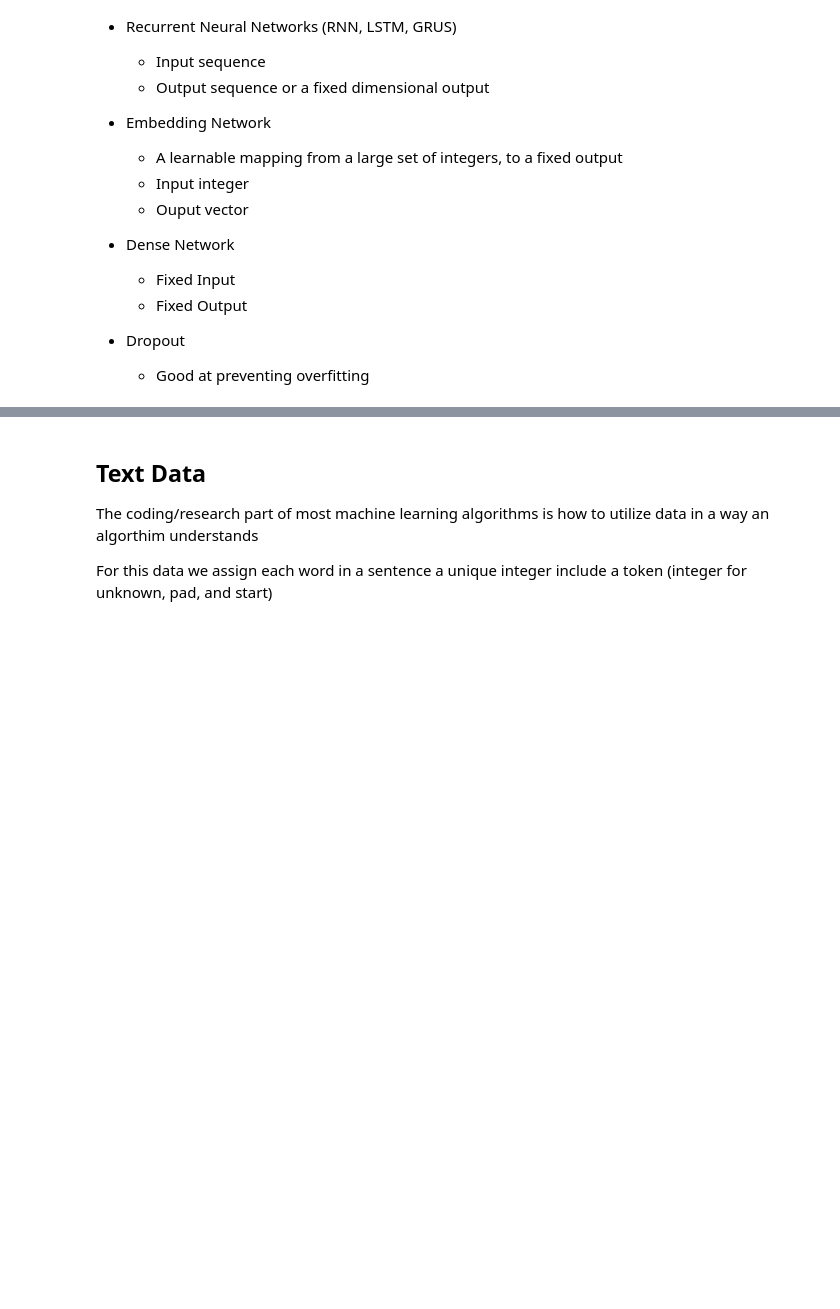
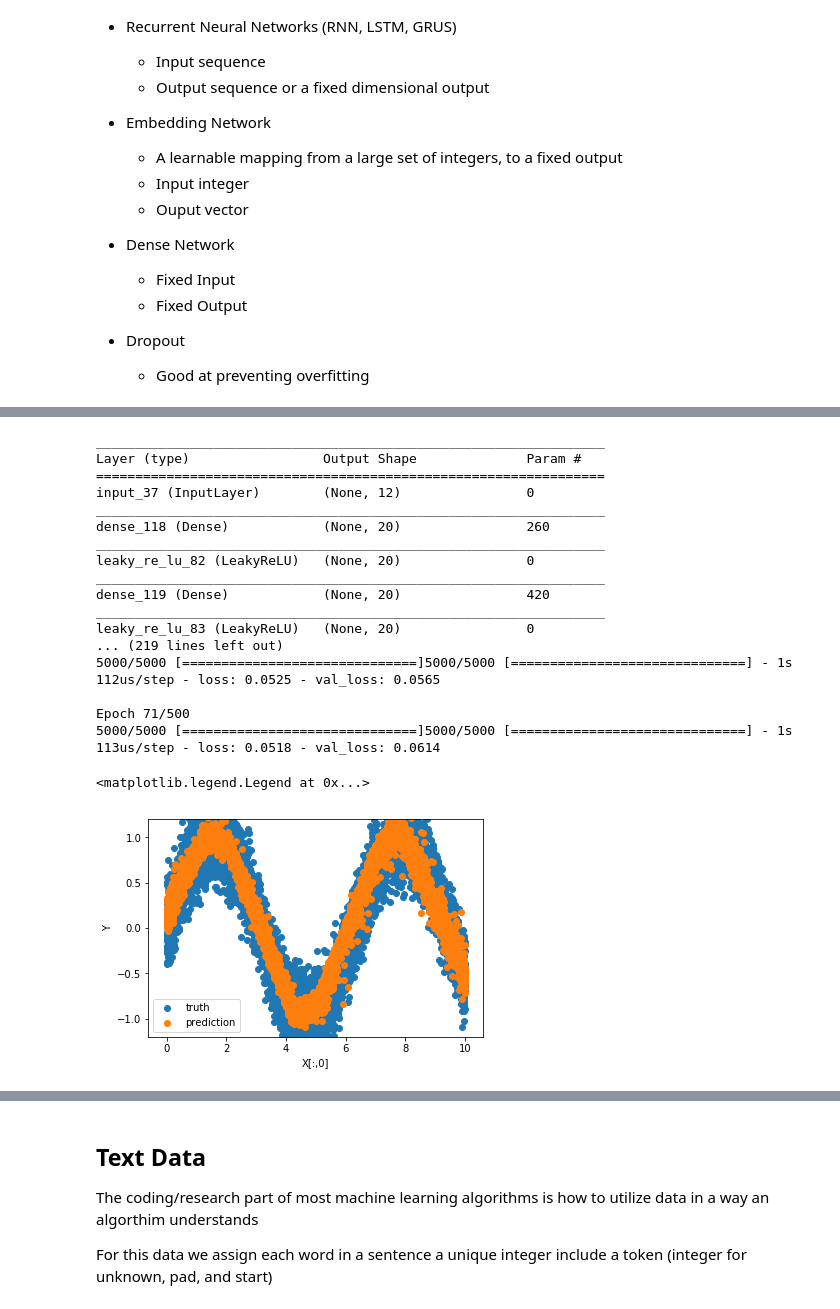
Before and after one commit to jsearcy1/racsml, a Jupyter notebook: notebooks/Intro_to_ML.ipynb, the cells around one changed output, grey strips where cells are left out. Saved outputs shown, nothing was run; the diff lists cells and outputs as text; code cells hidden in the pictures; blank space fills up the shorter version.

```diff
--- a/notebooks/Intro_to_ML.ipynb
+++ b/notebooks/Intro_to_ML.ipynb
@@ -244 +250,62 @@ Epoch 50/50
+# %%
+X=np.random.uniform(0,10,size=(10000,data_dim))
+def func(X):
+    return np.sin(X[:,0])+np.random.normal(size=(len(X)))*.2 #Ignore all other input have the output only depend on the first dimention
+Y=func(X)
+
+# All models start out with an input layer
+
+input_layer=tf.keras.layers.Input(shape=(data_dim,))
+###Lets Add another layer and an Activation###
+nn = tf.keras.layers.Dense(20)(input_layer)
+nn = tf.keras.layers.LeakyReLU()(nn)
+
+nn = tf.keras.layers.Dense(20)(nn)
+nn = tf.keras.layers.LeakyReLU()(nn)
+
+nn = tf.keras.layers.Dense(20)(nn)
+nn = tf.keras.layers.LeakyReLU()(nn)
+
+output_layer = tf.keras.layers.Dense(1)(nn)
+#A keras model is a way of going from one layer to the next
+model=tf.keras.models.Model(input_layer,output_layer)
+model.summary()
+model.compile(loss='mse',optimizer='adam')
+es=tf.keras.callbacks.EarlyStopping(monitor='val_loss', min_delta=0, patience=10, verbose=0, mode='auto')
+
+model.fit(X,Y,epochs=500,validation_split=0.5,callbacks=[es]) #Have Keras make a test/validation split for us
+
+
+X_test=np.random.uniform(0,10,size=(10000,data_dim))
+#X_test[:,0]=np.linspace(-5,15,100)
+Y_test=func(X_test)
+Y_pred=model.predict(X_test)
+
+plt.scatter(X_test[:,0],Y_test,label='truth')
+plt.scatter(X_test[:,0],Y_pred,label='prediction')
+
+plt.ylim((-1.2,1.2))
+plt.xlabel('X[:,0]')
+plt.ylabel('Y')
+plt.legend()
+# %% [output]
+_________________________________________________________________
+Layer (type)                 Output Shape              Param #
+=================================================================
+input_37 (InputLayer)        (None, 12)                0
+_________________________________________________________________
+dense_118 (Dense)            (None, 20)                260
+_________________________________________________________________
+leaky_re_lu_82 (LeakyReLU)   (None, 20)                0
+_________________________________________________________________
+dense_119 (Dense)            (None, 20)                420
+_________________________________________________________________
+leaky_re_lu_83 (LeakyReLU)   (None, 20)                0
+... (219 lines left out)
+5000/5000 [==============================]5000/5000 [==============================] - 1s 112us/step - loss: 0.0525 - val_loss: 0.0565
+
+Epoch 71/500
+5000/5000 [==============================]5000/5000 [==============================] - 1s 113us/step - loss: 0.0518 - val_loss: 0.0614
+<matplotlib.legend.Legend at 0x...>
+[figure, added]
 # %%
```
Also changed, not shown: parts of 7 cells of this notebook.
